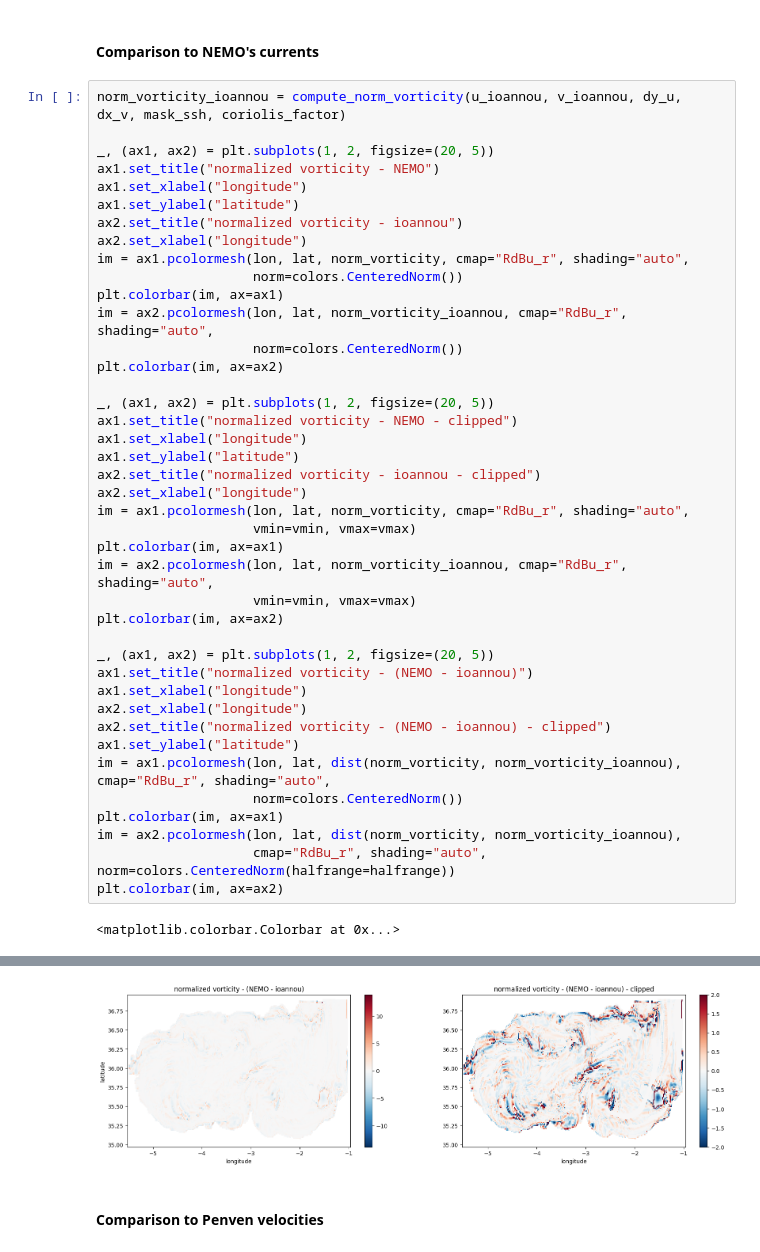
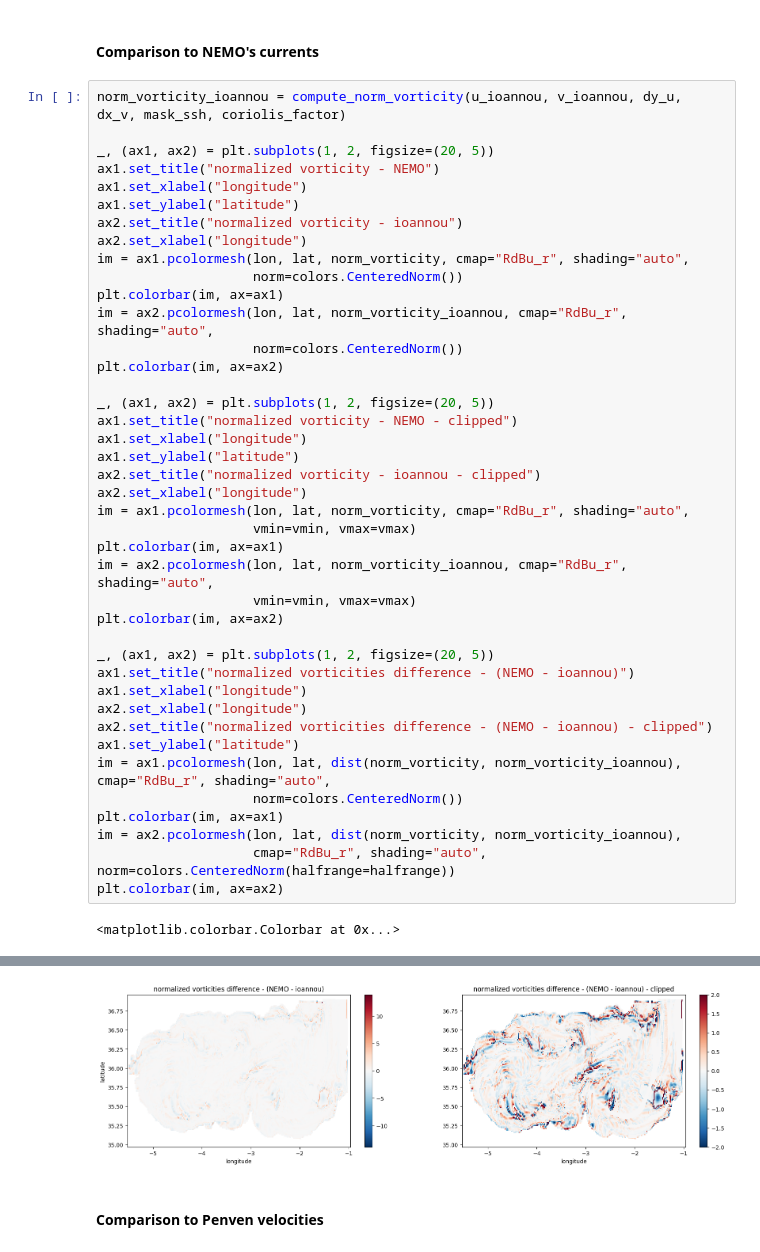
Before and after one commit to meom-group/jaxparrow, a Jupyter notebook: notebooks/alboran_sea.ipynb, the cells around one changed output, grey strips where cells are left out. Saved outputs shown, nothing was run; the diff lists cells and outputs as text.

```diff
--- a/notebooks/alboran_sea.ipynb
+++ b/notebooks/alboran_sea.ipynb
@@ -324,36 +341,36 @@ im = ax2.pcolormesh(lon, lat, norm_vorticity_ioannou, cmap="RdBu_r", shading="au
                     norm=colors.CenteredNorm())
 plt.colorbar(im, ax=ax2)
 
 _, (ax1, ax2) = plt.subplots(1, 2, figsize=(20, 5))
 ax1.set_title("normalized vorticity - NEMO - clipped")
 ax1.set_xlabel("longitude")
 ax1.set_ylabel("latitude")
 ax2.set_title("normalized vorticity - ioannou - clipped")
 ax2.set_xlabel("longitude")
 im = ax1.pcolormesh(lon, lat, norm_vorticity, cmap="RdBu_r", shading="auto",
                     vmin=vmin, vmax=vmax)
 plt.colorbar(im, ax=ax1)
 im = ax2.pcolormesh(lon, lat, norm_vorticity_ioannou, cmap="RdBu_r", shading="auto",
                     vmin=vmin, vmax=vmax)
 plt.colorbar(im, ax=ax2)
 
 _, (ax1, ax2) = plt.subplots(1, 2, figsize=(20, 5))
-ax1.set_title("normalized vorticity - (NEMO - ioannou)")
+ax1.set_title("normalized vorticities difference - (NEMO - ioannou)")
 ax1.set_xlabel("longitude")
 ax2.set_xlabel("longitude")
-ax2.set_title("normalized vorticity - (NEMO - ioannou) - clipped")
+ax2.set_title("normalized vorticities difference - (NEMO - ioannou) - clipped")
 ax1.set_ylabel("latitude")
 im = ax1.pcolormesh(lon, lat, dist(norm_vorticity, norm_vorticity_ioannou), cmap="RdBu_r", shading="auto",
                     norm=colors.CenteredNorm())
 plt.colorbar(im, ax=ax1)
 im = ax2.pcolormesh(lon, lat, dist(norm_vorticity, norm_vorticity_ioannou),
                     cmap="RdBu_r", shading="auto", norm=colors.CenteredNorm(halfrange=halfrange))
 plt.colorbar(im, ax=ax2)
 # %% [output]
 <matplotlib.colorbar.Colorbar at 0x...>
 [figure]
 [figure]
-[figure, old version]
+[figure, new version]
 # %% [markdown]
 #### Comparison to Penven velocities
 # %%
```
Also changed, not shown: parts of 8 cells of this notebook, 23 other files.
